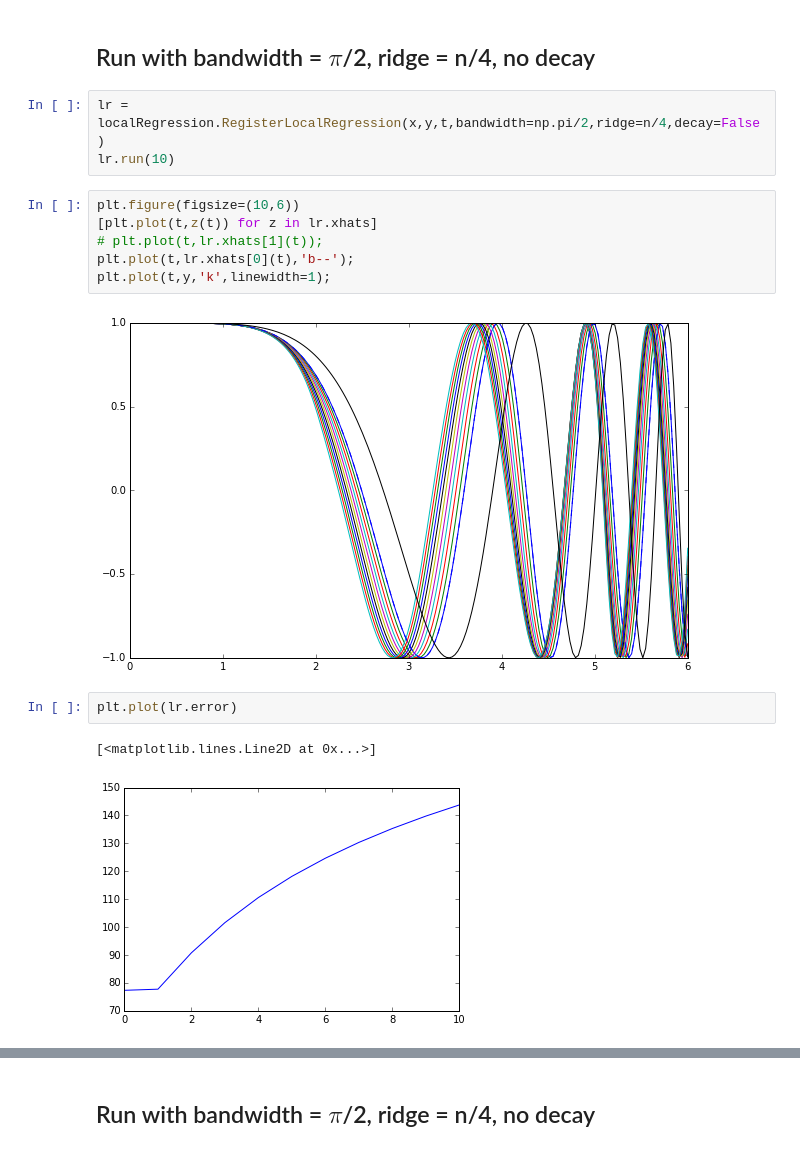
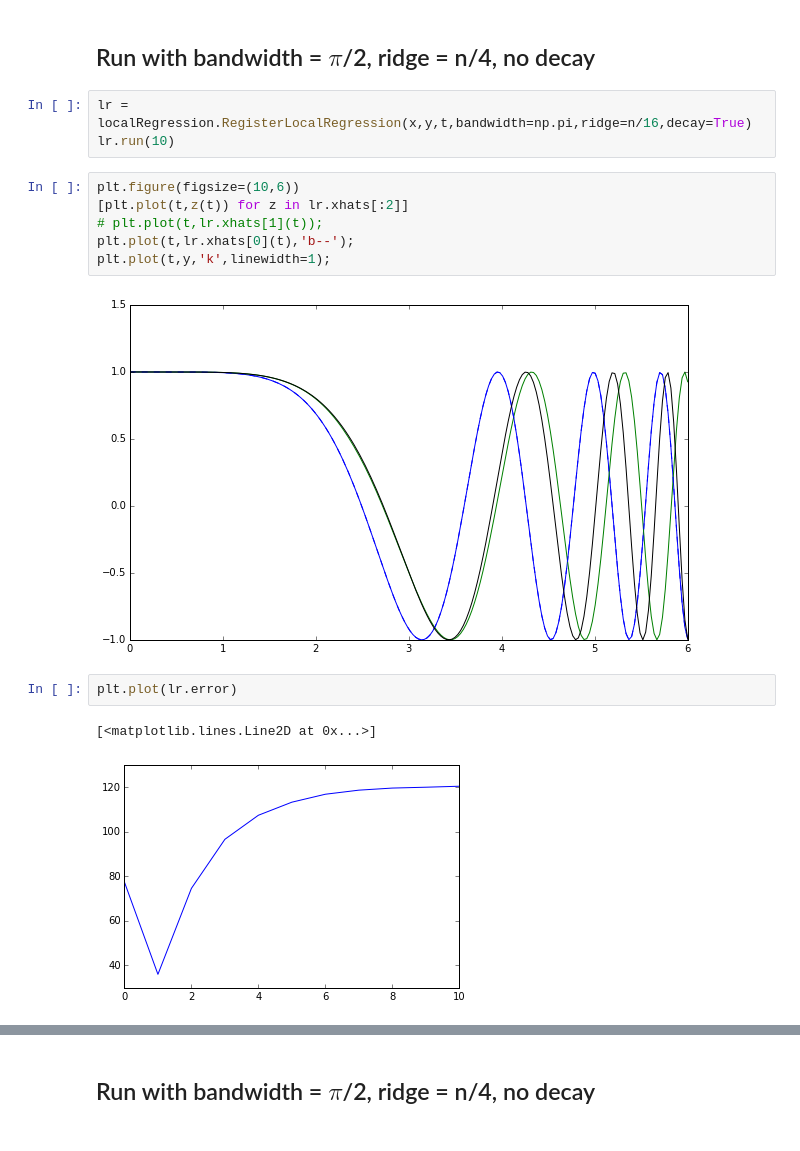
Before and after one commit to ptonner/pyFDA, a Jupyter notebook: examples/registrationByLocalRegression.ipynb, the cells around one changed output, grey strips where cells are left out. Saved outputs shown, nothing was run; the diff lists cells and outputs as text.

```diff
--- a/examples/registrationByLocalRegression.ipynb
+++ b/examples/registrationByLocalRegression.ipynb
@@ -53,21 +60,21 @@ plt.legend(loc="best")
 # %% [markdown]
 ## Run with bandwidth = $\pi$/2, ridge = n/4, no decay
 # %%
-lr = localRegression.RegisterLocalRegression(x,y,t,bandwidth=np.pi/2,ridge=n/4,decay=False)
+lr = localRegression.RegisterLocalRegression(x,y,t,bandwidth=np.pi,ridge=n/16,decay=True)
 lr.run(10)
 # %%
 plt.figure(figsize=(10,6))
-[plt.plot(t,z(t)) for z in lr.xhats]
+[plt.plot(t,z(t)) for z in lr.xhats[:2]]
 # plt.plot(t,lr.xhats[1](t));
 plt.plot(t,lr.xhats[0](t),'b--');
 plt.plot(t,y,'k',linewidth=1);
 # %% [output]
-[figure, old version]
+[figure, new version]
 # %%
 plt.plot(lr.error)
 # %% [output]
 [<matplotlib.lines.Line2D at 0x...>]
-[figure, old version]
+[figure, new version]
 # %%
 for i in range(11):
     lr.xspline = lr.xhats[i]
```
Also changed, not shown: parts of 22 cells of this notebook, 1 other file.
